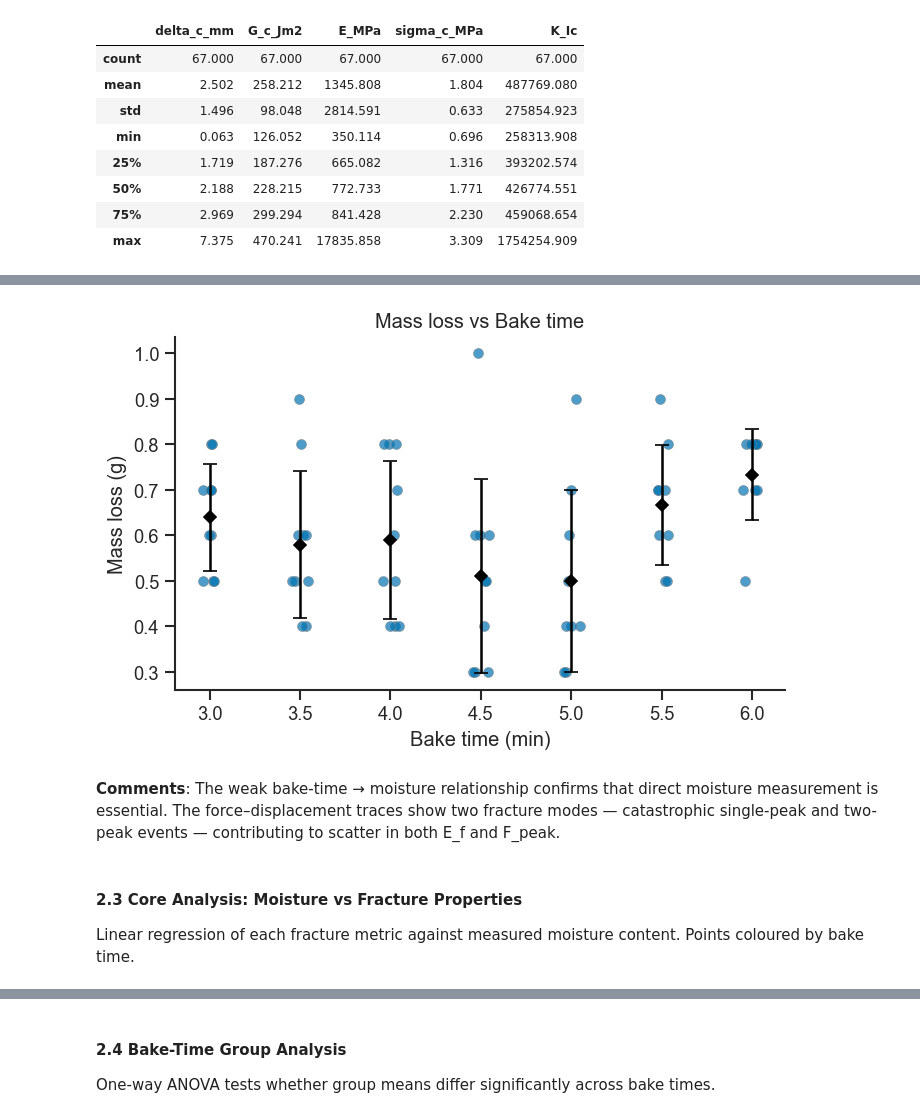
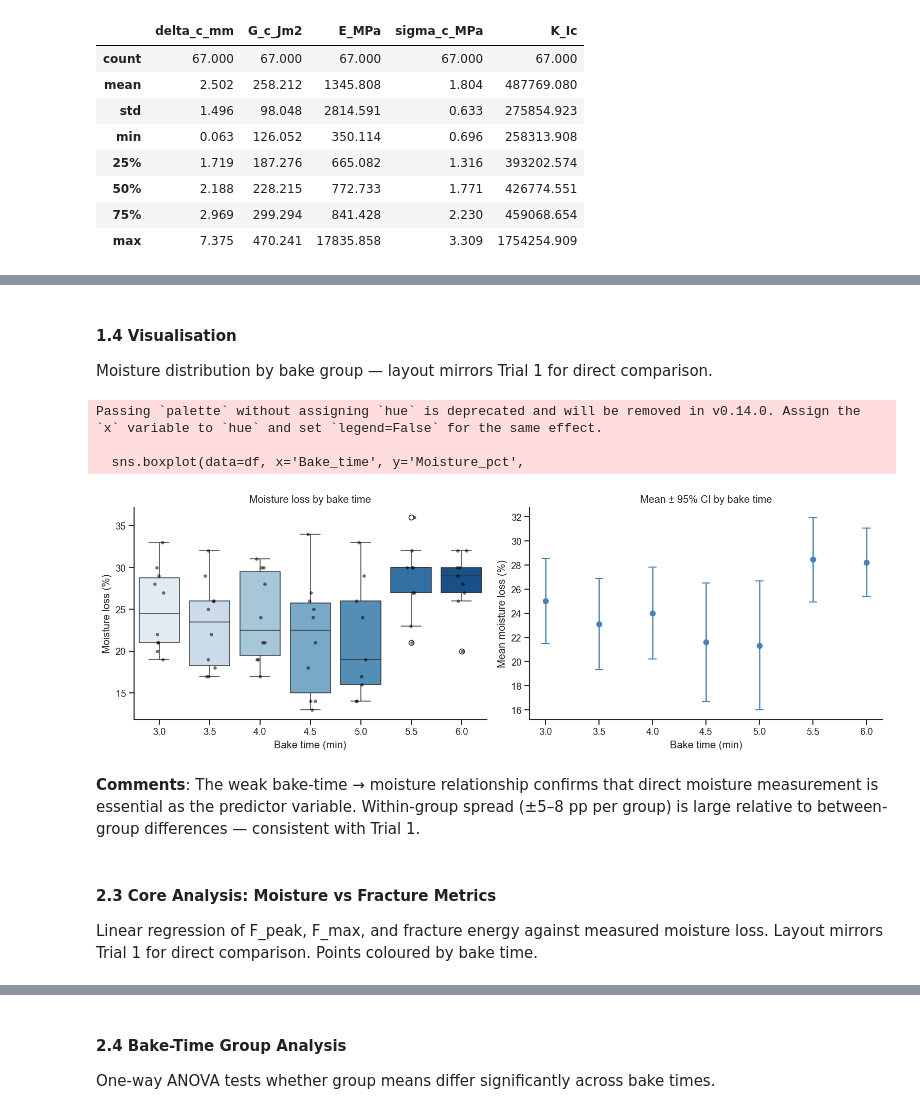
Before and after one commit to reversely/chips, a Jupyter notebook: trial2_analysis.ipynb, the cells around one changed output, grey strips where cells are left out. Drawn from its saved outputs; the diff is of its cells as text; code cells hidden in the pictures.

```diff
--- a/trial2_analysis.ipynb
+++ b/trial2_analysis.ipynb
@@ -192,16 +163,0 @@ plt.show()
-# %%
-# 5b Mass loss vs Bake time
-fig, ax = plt.subplots(figsize=(6, 4))
-ax.scatter(df['Bake_time'] + jitter, df['dmass (g)'],
-           alpha=0.7, edgecolors='grey', linewidths=0.4)
-for bt, grp in df.groupby('Bake_time'):
-    m, s = grp['dmass (g)'].mean(), grp['dmass (g)'].std()
-    ax.errorbar(bt, m, yerr=s, fmt='D', color='black', capsize=4, zorder=5, markersize=5)
-ax.set_xlabel('Bake time (min)')
-ax.set_ylabel('Mass loss (g)')
-ax.set_title('Mass loss vs Bake time')
-sns.despine()
-plt.tight_layout()
-plt.show()
-# %% [output]
-[figure, removed]
@@ -244,6 +164,51 @@ plt.show()
-# %% [markdown]
-**Comments**: The weak bake-time → moisture relationship confirms that direct moisture measurement is essential. The force–displacement traces show two fracture modes — catastrophic single-peak and two-peak events — contributing to scatter in both E_f and F_peak.
+# %% [markdown]
+#### 1.4 Visualisation
+
+Moisture distribution by bake group — layout mirrors Trial 1 for direct comparison.
+# %%
+bake_times_t2 = sorted(df['Bake_time'].unique())
+
+fig, axes = plt.subplots(1, 2, figsize=(13, 4.5))
+
+# --- Left: box + strip plot ---
+ax = axes[0]
+sns.boxplot(data=df, x='Bake_time', y='Moisture_pct',
+            palette='Blues', linewidth=0.9, ax=ax, order=bake_times_t2)
+sns.stripplot(data=df, x='Bake_time', y='Moisture_pct',
+              color='black', alpha=0.55, size=4, jitter=True,
+              ax=ax, order=bake_times_t2)
+ax.set_xlabel('Bake time (min)')
+ax.set_ylabel('Moisture loss (%)')
+ax.set_title('Moisture loss by bake time')
+
+# --- Right: mean ± 95% CI ---
+ax2 = axes[1]
+for bt in bake_times_t2:
+    grp = df.loc[df['Bake_time'] == bt, 'Moisture_pct']
+    n = len(grp)
+    mu = grp.mean()
+    se = grp.std(ddof=1) / np.sqrt(n)
+    t_crit = stats.t.ppf(0.975, df=n - 1)
+    ci = t_crit * se
+    ax2.errorbar(bt, mu, yerr=ci,
+                 fmt='o', capsize=5, capthick=1.2, markersize=6,
+                 color='steelblue', ecolor='steelblue')
+ax2.set_xlabel('Bake time (min)')
+ax2.set_ylabel('Mean moisture loss (%)')
+ax2.set_title('Mean ± 95% CI by bake time')
+ax2.set_xticks(bake_times_t2)
+
+sns.despine()
+plt.tight_layout()
+plt.show()
+# %% [output]
+Passing `palette` without assigning `hue` is deprecated and will be removed in v0.14.0. Assign the `x` variable to `hue` and set `legend=False` for the same effect.
+
+  sns.boxplot(data=df, x='Bake_time', y='Moisture_pct',
+[figure, added]
+# %% [markdown]
+**Comments**: The weak bake-time → moisture relationship confirms that direct moisture measurement is essential as the predictor variable. Within-group spread (±5–8 pp per group) is large relative to between-group differences — consistent with Trial 1.
 # %% [markdown]
-#### 2.3 Core Analysis: Moisture vs Fracture Properties
+#### 2.3 Core Analysis: Moisture vs Fracture Metrics
 
-Linear regression of each fracture metric against measured moisture content. Points coloured by bake time.
+Linear regression of F_peak, F_max, and fracture energy against measured moisture loss. Layout mirrors Trial 1 for direct comparison. Points coloured by bake time.
```
Also changed, not shown: parts of 20 cells of this notebook, 1 other file.
